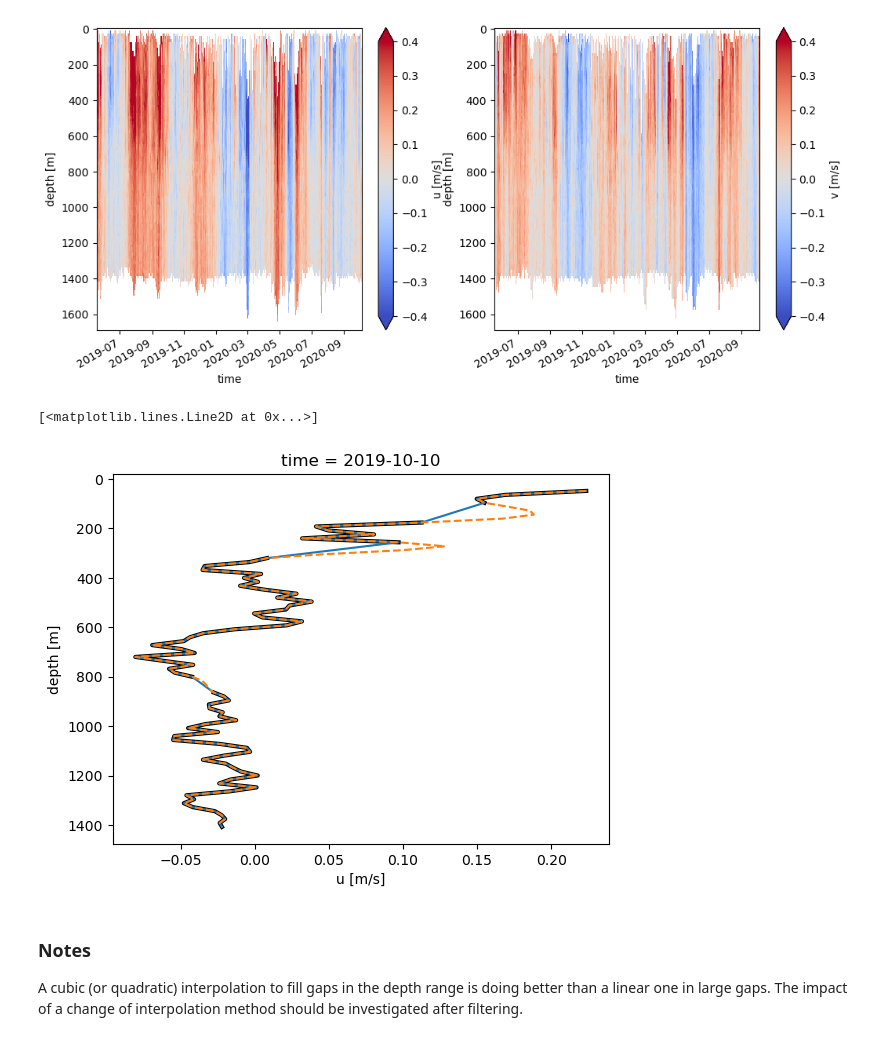
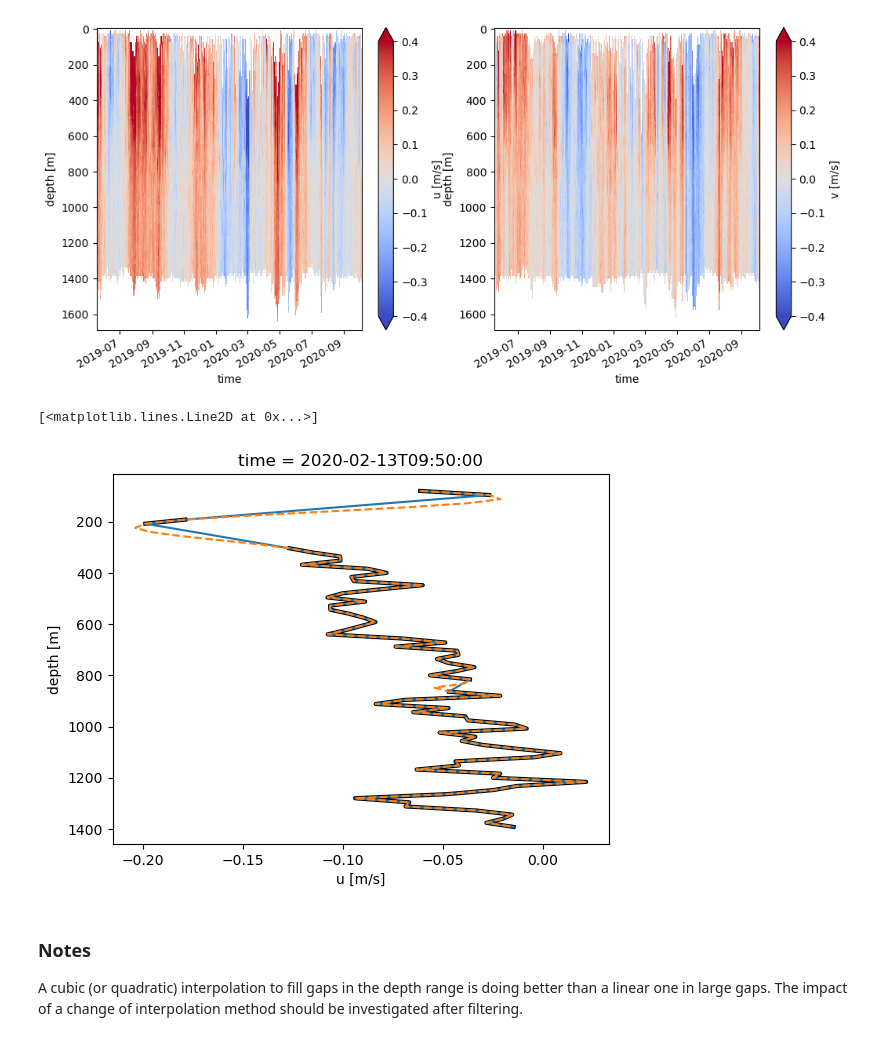
Before and after one commit to zcasparco/NIW, a Jupyter notebook: Data_overview/Gridding.ipynb, the cells around one changed output. Saved outputs shown, nothing was run; the diff lists cells and outputs as text; code cells hidden in the pictures.

```diff
--- a/Data_overview/Gridding.ipynb
+++ b/Data_overview/Gridding.ipynb
@@ -79,18 +82,18 @@ pl.plot_uv(ds_gridded,'v',fig,ax)
 [figure]
 [figure]
 # %%
-t = '2019-10-10'
+t = '2020-02-13T09:50:00'
 ds.u.sel(time=t,method='nearest').plot(c='k',lw=3,y='z',yincrease=False)
 ds_fill.u.sel(time=t,method='nearest').plot(y='z',yincrease=False)
 ds_fill_cubic.u.sel(time=t,method='nearest').plot(y='z',yincrease=False,ls='--')
 
 
 #plt.figure()
 #ds_gaps.u.sel(time=t,method='nearest').plot(lw=3,c='k',y='z',yincrease=False)
 #ds_gridded.u.sel(time=t,method='nearest').plot(y='z',yincrease=False)
 # %% [output]
 [<matplotlib.lines.Line2D at 0x...>]
-[figure, old version]
+[figure, new version]
 # %%
 # Save files
 ds_fill.to_netcdf('/Users/zcasparcohen/Documents/NISKINE/data/linear_merge_linear_gaps.nc','w')
```
Also changed, not shown: parts of 1 cell of this notebook, 7 other files.
